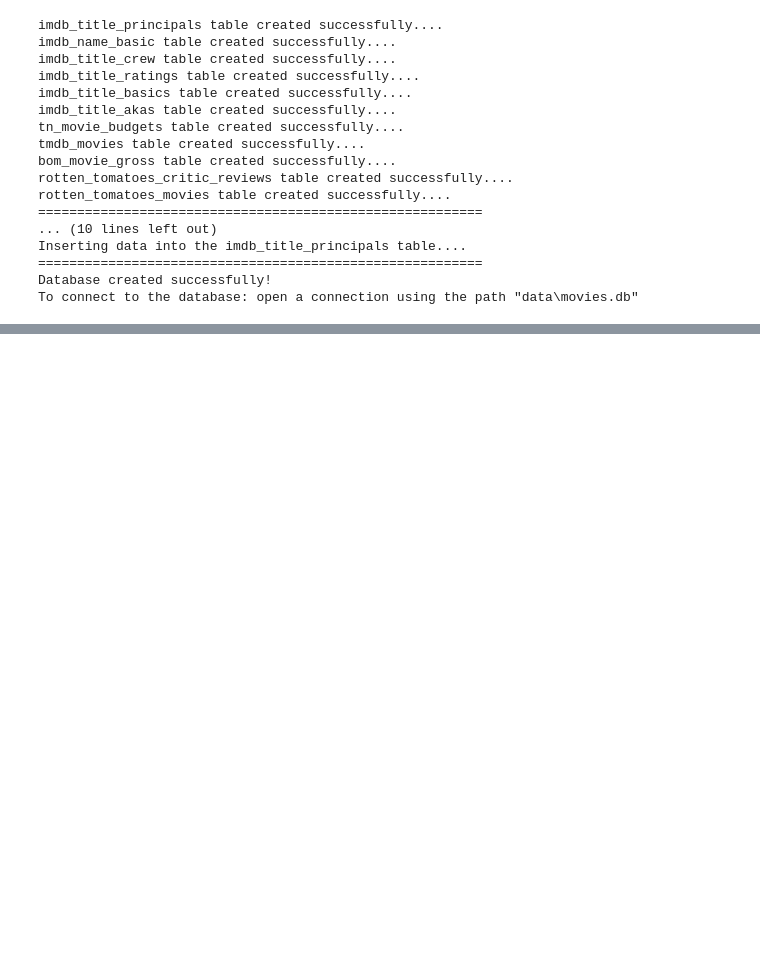
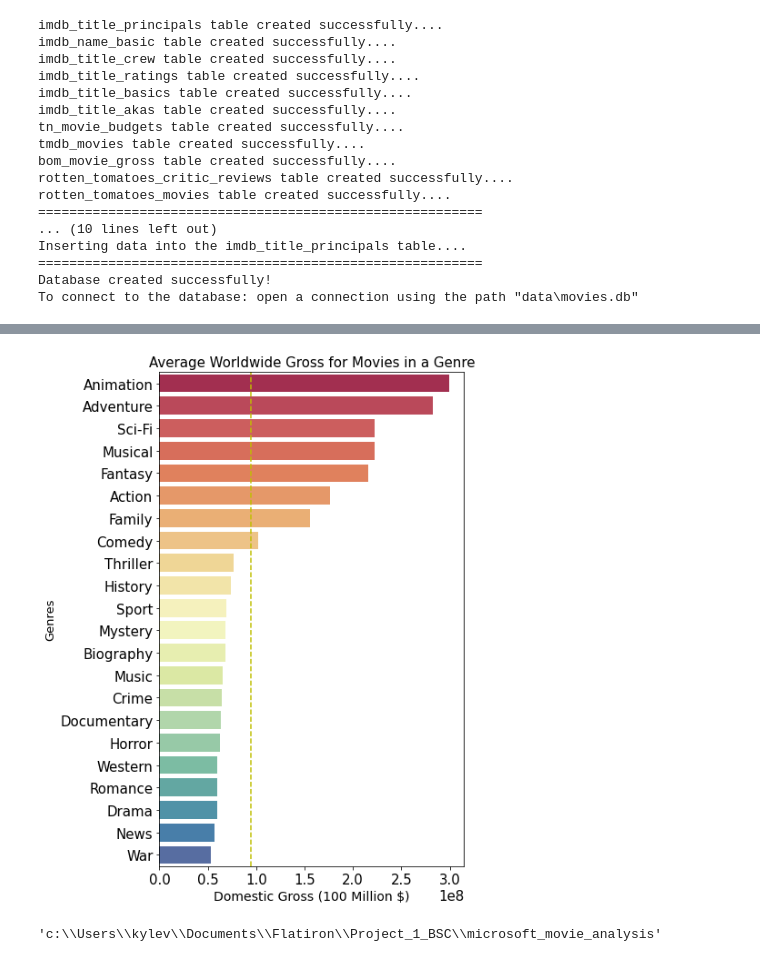
Before and after one commit to krvosen/microsoft_movie_analysis, a Jupyter notebook: Microsoft_Movie_Recomendation_Code.ipynb, the cells around one changed output, grey strips where cells are left out. Cells and saved outputs as stored; diff of their text form; code cells hidden in the pictures; blank space fills up the shorter version.

Commit message:
Technical Done With Images

```diff
--- a/Microsoft_Movie_Recomendation_Code.ipynb
+++ b/Microsoft_Movie_Recomendation_Code.ipynb
@@ -31,0 +61,8 @@ conn = sqlite3.connect('data\movies.db')
+# %%
+movie_title['list_genres'] = movie_title['genres'].map(lambda x: str(x).split(','))
+
+movie_title['month'] = movie_title['release_date'].map(lambda x: x[:3])
+
+movie_title['ROI'] = movie_title['worldwide_gross']/movie_title['production_budget']
+
+movie_title.head(2)
@@ -31,0 +73,12 @@ conn = sqlite3.connect('data\movies.db')
+# %%
+list_of_genre_types = []
+for i in range(len(movie_title)):
+    for x in movie_title['list_genres'][i]:
+        if x in list_of_genre_types:
+            continue
+        elif x not in list_of_genre_types:
+            list_of_genre_types.append(x)
+# %%
+for genre in list_of_genre_types:
+    movie_title[genre] = movie_title['list_genres'].map(lambda x: True if (genre in x) else False)
+movie_title
@@ -31,0 +99,6 @@ conn = sqlite3.connect('data\movies.db')
+# %%
+gross_dict = {}
+
+for genre in list_of_genre_types:
+    gross_dict[genre] = {'average_gross': movie_title[movie_title[genre] == True]['worldwide_gross'].mean(),
+                           'number_movies': len(movie_title[movie_title[genre] == True])}
@@ -31,0 +108,23 @@ conn = sqlite3.connect('data\movies.db')
+# %%
+gross_dict_sorted = dict(sorted(gross_dict.items(), key=lambda item: item[1]['average_gross']))
+gross_sorted = [value['average_gross'] for key, value in gross_dict_sorted.items()][::-1]
+genres_sorted = [key for key, value in gross_dict_sorted.items()][::-1]
+fig, ax = plt.subplots(figsize=(6,10))
+# Draw plot
+sns.barplot(gross_sorted, genres_sorted, palette = 'Spectral', orient='horizonatal')
+# Add a line to show the average domestic gross for all movies.
+avg_gross = np.mean(movie_title['worldwide_gross'])
+plt.axvline(x=avg_gross, ymin=0, ymax=1, color='y', linestyle='--')
+# Set labels
+ax.tick_params(axis='x' , labelrotation = 0)
+ax.set_ylabel('Genres', fontsize=13)
+ax.set_xlabel('Domestic Gross (100 Million $)', fontsize=14)
+ax.set_title('Average Worldwide Gross for Movies in a Genre', fontsize=15);
+# the line below saves the figure to a .jpg in the images folder, uncomment to re-save
+fig.savefig('images\AvgWorldGrossGenre.jpg')
+# %% [output]
+[figure, added]
+# %%
+pwd!
+# %% [output]
+'c:\\Users\\kylev\\Documents\\Flatiron\\Project_1_BSC\\microsoft_movie_analysis'
```
Also changed, not shown: parts of 33 cells of this notebook, 8 other files.
